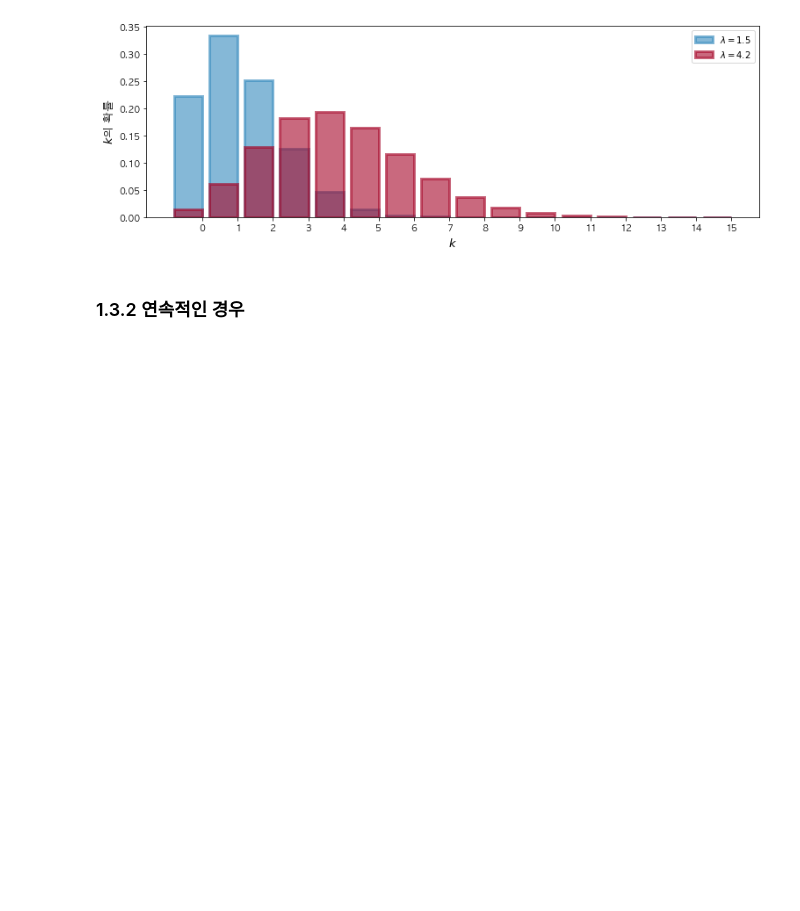
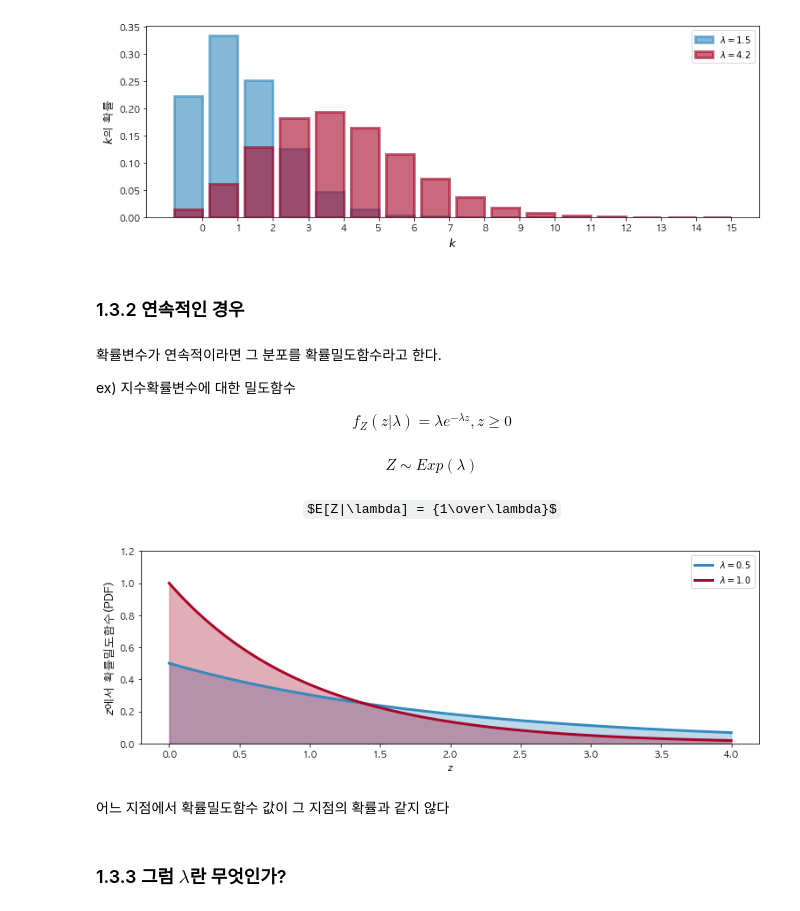
Before and after one commit to Jinsu-L/Baysian-methods-for-hackers, a Jupyter notebook: 1.The Philosophy of Bayesian Inference/1.3 Probability Distributions.ipynb, the cells around one changed output. Drawn from its saved outputs; the diff is of its cells as text; code cells hidden in the pictures; some formulas as TeX source; blank space fills up the shorter version.

```diff
--- a/1.The Philosophy of Bayesian Inference/1.3 Probability Distributions.ipynb
+++ b/1.The Philosophy of Bayesian Inference/1.3 Probability Distributions.ipynb
@@ -59,3 +59,33 @@ Text(0.5, 0, '$k$')
 [figure]
 # %% [markdown]
 ### 1.3.2 연속적인 경우
+# %% [markdown]
+확률변수가 연속적이라면 그 분포를 확률밀도함수라고 한다.
+
+ex) 지수확률변수에 대한 밀도함수
+
+<center>$f_{Z}(z|\lambda) = \lambda e^{-\lambda z}, z \ge 0$</center>
+# %% [markdown]
+<center>$Z \sim Exp(\lambda)$</center>
+# %% [markdown]
+<center>$E[Z|\lambda] = {1\over\lambda}$</center>
+# %%
+a = np.linspace(0, 4, 100)
+expo = stats.expon
+lambda_ = [0.5, 1]
+
+for l, c in zip(lambda_, colours):
+    plt.plot(a, expo.pdf(a, scale=1. / l), lw=3,
+             color=c, label="$\lambda = %.1f$" % l)
+    plt.fill_between(a, expo.pdf(a, scale=1. / l), color=c, alpha=.33)
+
+plt.legend()
+plt.ylabel("$z$에서 확률밀도함수(PDF)",fontsize=13)
+plt.xlabel("$z$")
+_ = plt.ylim(0, 1.2)
+# %% [output]
+[figure, added]
+# %% [markdown]
+어느 지점에서 확률밀도함수 값이 그 지점의 확률과 같지 않다
+# %% [markdown]
+### 1.3.3 그럼 $\lambda$란 무엇인가?
```
Also changed, not shown: parts of 1 cell of this notebook, 5 other files.
